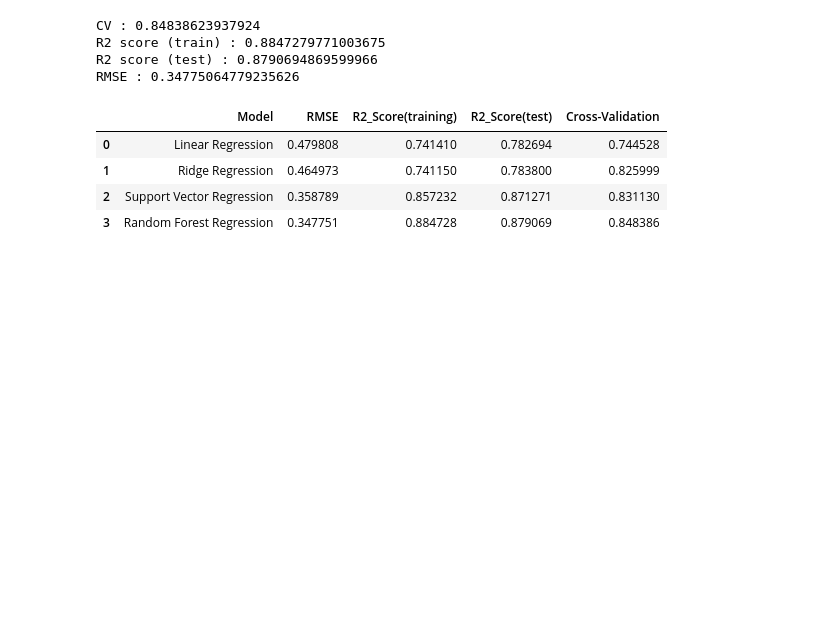
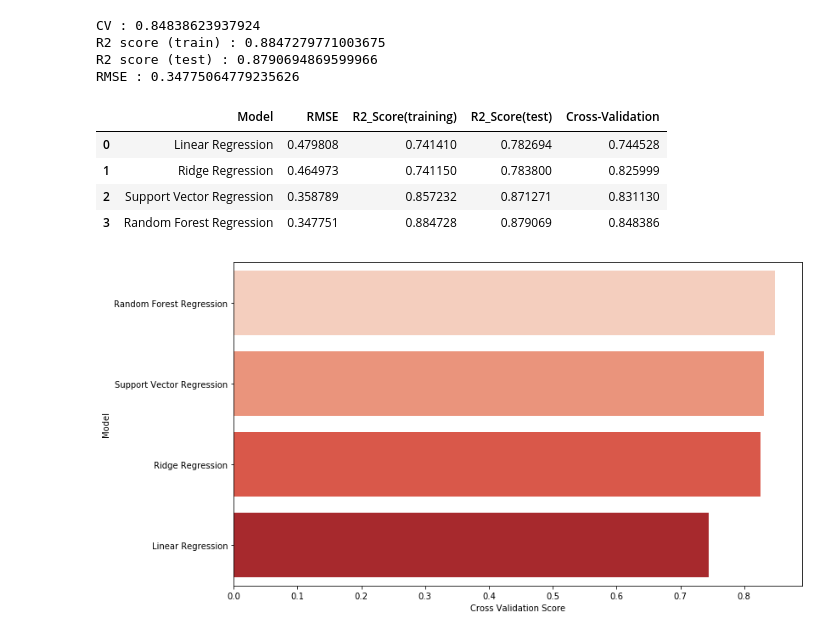
Before and after one commit to vishalsingh17/MedicalInsuranceCostPrediction, a Jupyter notebook: Medical Cost Insurance .ipynb, the cells around one changed output. Drawn from its saved outputs; the diff is of its cells as text; code cells hidden in the pictures; blank space fills up the shorter version.

```diff
--- a/Medical Cost Insurance .ipynb
+++ b/Medical Cost Insurance .ipynb
@@ -461,3 +461,13 @@ predict
 | 1 | Ridge Regression | 0.464973 | 0.741150 | 0.783800 | 0.825999 |
 | 2 | Support Vector Regression | 0.358789 | 0.857232 | 0.871271 | 0.831130 |
 | 3 | Random Forest Regression | 0.347751 | 0.884728 | 0.879069 | 0.848386 |
+# %%
+plt.figure(figsize=(12,7))
+predict.sort_values(by=['Cross-Validation'], ascending=False, inplace=True)
+
+sns.barplot(x='Cross-Validation', y='Model',data = predict, palette='Reds')
+plt.xlabel('Cross Validation Score')
+plt.ylabel('Model')
+plt.show()
+# %% [output]
+[figure, added]
```
Also changed, not shown: parts of 2 cells of this notebook, 1 other file.
